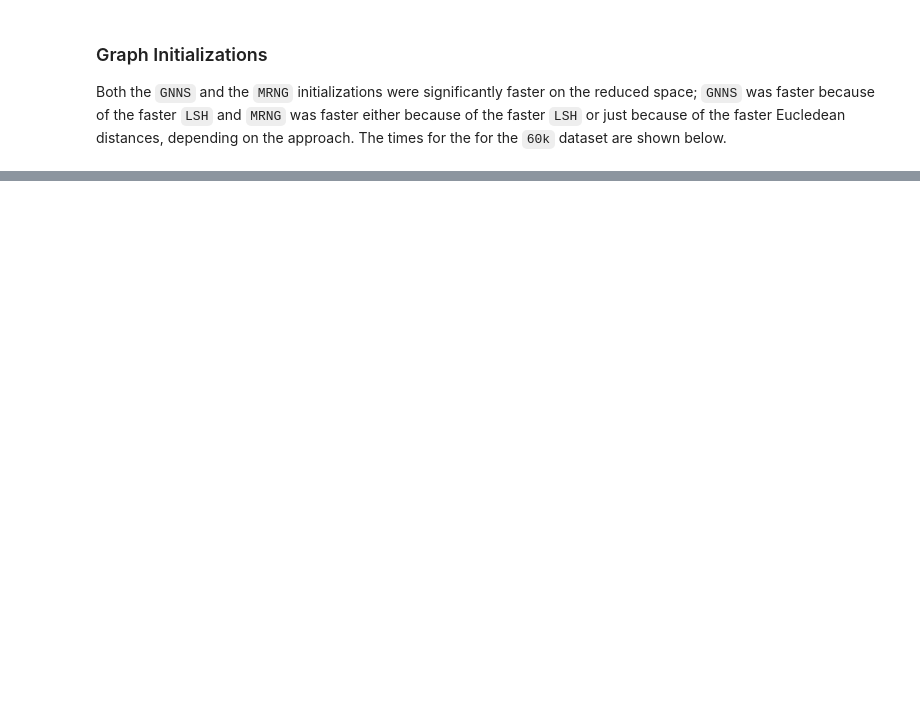
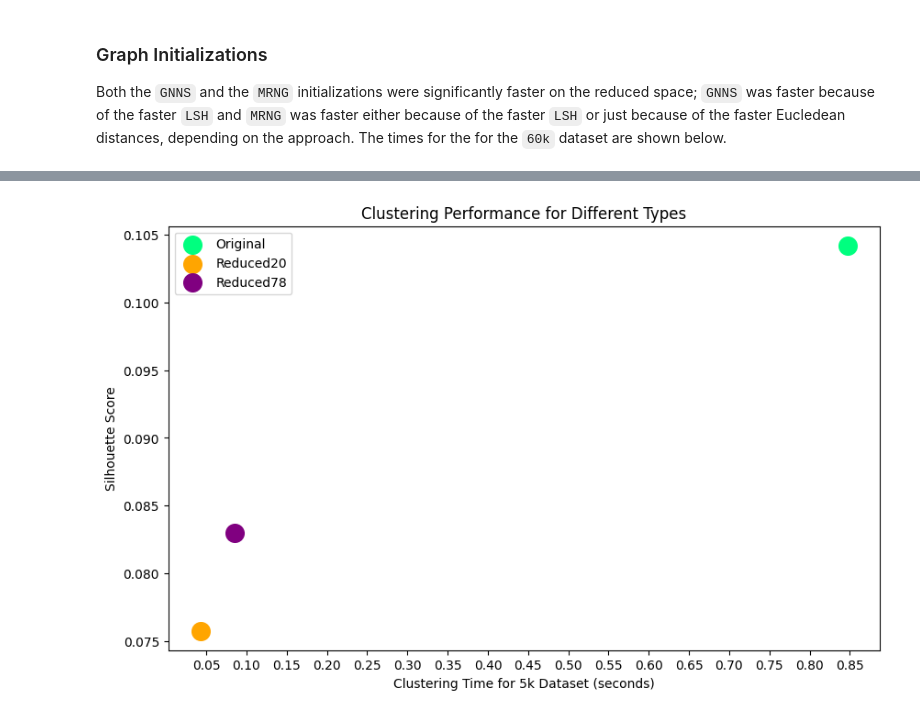
Before and after one commit to UpTheShipCreek/Project2023, a Jupyter notebook: Assignment_3/Comparisons.ipynb, the cells around one changed output, grey strips where cells are left out. Cells and saved outputs as stored; diff of their text form; code cells hidden in the pictures; blank space fills up the shorter version.

```diff
--- a/Assignment_3/Comparisons.ipynb
+++ b/Assignment_3/Comparisons.ipynb
@@ -99,0 +102,30 @@ Clustering was a bit peculiar. There was indeed an improvement in clustering tim
+# %%
+import matplotlib.pyplot as plt
+from matplotlib.ticker import MultipleLocator
+
+# Data
+methods = ['Original', 'Reduced20', 'Reduced78']
+times = [0.846728, 0.043023, 0.085387]
+scores = [0.104214, 0.075744, 0.082989]
+colors = ['springgreen', 'orange', 'purple']
+
+# Scatter plot
+fig, ax = plt.subplots(figsize=(10, 6))
+for i in range(len(methods)):
+    ax.scatter(times[i], scores[i], label=methods[i], color=colors[i], s=200)
+
+# Adding labels and title
+ax.set_xlabel('Clustering Time for 5k Dataset (seconds)')
+ax.set_ylabel('Silhouette Score')
+ax.set_title('Clustering Performance for Different Types')
+
+# Adding legend
+ax.legend(types)
+
+# Set x-axis major locator to display integers only
+ax.xaxis.set_major_locator(MultipleLocator(0.05))
+
+# Display the plot
+plt.show()
+# %% [output]
+[figure, added]
```
Also changed, not shown: parts of 5 cells of this notebook.
